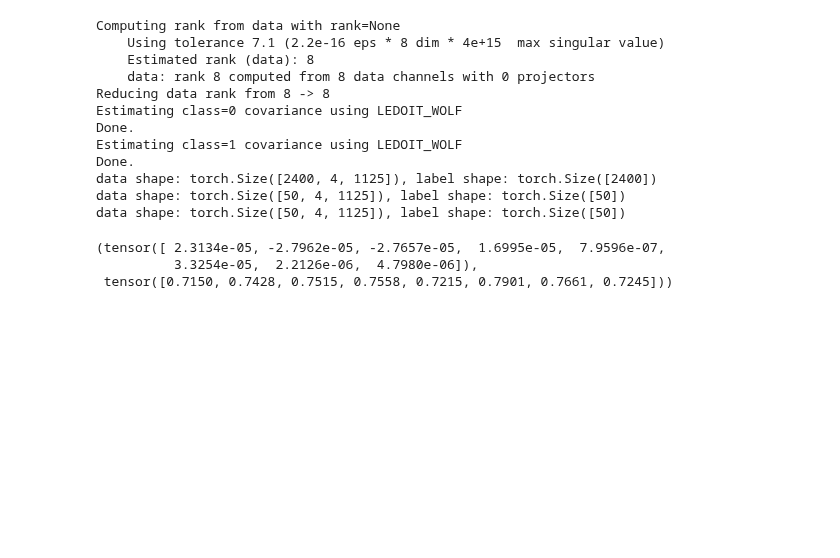
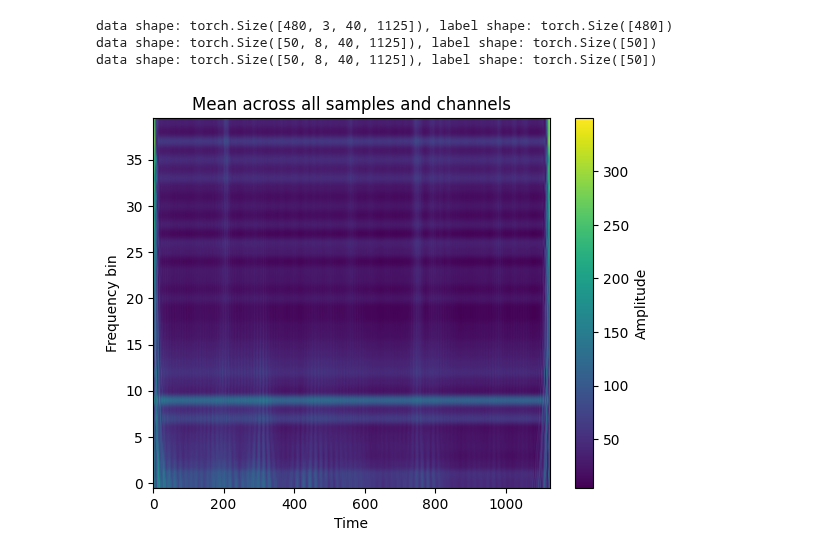
Before and after one commit to RobEn-AAST/aic-eeg-classification, a Jupyter notebook: mi_data_analysis.ipynb, the cells around one changed output. Cells and saved outputs as stored; diff of their text form; code cells hidden in the pictures; blank space fills up the shorter version.

```diff
--- a/mi_data_analysis.ipynb
+++ b/mi_data_analysis.ipynb
@@ -41,13 +39,17 @@ def set_random_seeds(seed=42):
 
 set_random_seeds(42)
 # %%
+eeg_channels = ["C3", "CZ", "C4"]
+
 dataset_train = EEGDataset(
     data_path=data_path,
     task="MI",
     split="train",
     tmin=0.5,  # skip first 0.5 s (125 samples)
+    data_fraction=0.2,
     win_len=int(4.5 * 250),  # 4.5 s window → 1125 samples
     read_labels=True,
+    eeg_channels=eeg_channels,
 )
 
 dataset_val = EEGDataset(
@@ -68,31 +70,18 @@ dataset_test = EEGDataset(
     read_labels=False,
 )
 # %% [output]
-Computing rank from data with rank=None
-    Using tolerance 7.1 (2.2e-16 eps * 8 dim * 4e+15  max singular value)
-    Estimated rank (data): 8
-    data: rank 8 computed from 8 data channels with 0 projectors
-Reducing data rank from 8 -> 8
-Estimating class=0 covariance using LEDOIT_WOLF
-Done.
-Estimating class=1 covariance using LEDOIT_WOLF
-Done.
-data shape: torch.Size([2400, 4, 1125]), label shape: torch.Size([2400])
-data shape: torch.Size([50, 4, 1125]), label shape: torch.Size([50])
-data shape: torch.Size([50, 4, 1125]), label shape: torch.Size([50])
+data shape: torch.Size([480, 3, 40, 1125]), label shape: torch.Size([480])
+data shape: torch.Size([50, 8, 40, 1125]), label shape: torch.Size([50])
+data shape: torch.Size([50, 8, 40, 1125]), label shape: torch.Size([50])
 # %%
-all_data = torch.cat([torch.stack([x for x,_ in ds]) for ds in (dataset_train, dataset_val, dataset_test)])
-X_val_train = torch.cat([torch.stack([x for x,_ in ds]) for ds in (dataset_train, dataset_val)])
-y_val_train = torch.cat([torch.stack([y for _,y in ds]) for ds in (dataset_train, dataset_val)])
+mean_overall = dataset_train.data.mean(dim=(0,  1))  # shape: [B, n_freqs, n_timesteps]
 
-mean = all_data.mean((0, 2))
-std = all_data.std((0, 2))
-
-X_val_train = (X_val_train - mean[None, :, None]) / std[None, :, None]
-
-mean, std
+plt.imshow(mean_overall, aspect='auto', origin='lower')
+plt.xlabel('Time')
+plt.ylabel('Frequency bin')
+plt.title('Mean across all samples and channels')
+plt.colorbar(label='Amplitude')
+plt.show()
 # %% [output]
-(tensor([ 2.3134e-05, -2.7962e-05, -2.7657e-05,  1.6995e-05,  7.9596e-07,
-          3.3254e-05,  2.2126e-06,  4.7980e-06]),
- tensor([0.7150, 0.7428, 0.7515, 0.7558, 0.7215, 0.7901, 0.7661, 0.7245]))
+[figure, added]
 # %%
```
Also changed, not shown: parts of 4 cells of this notebook, 12 other files.
